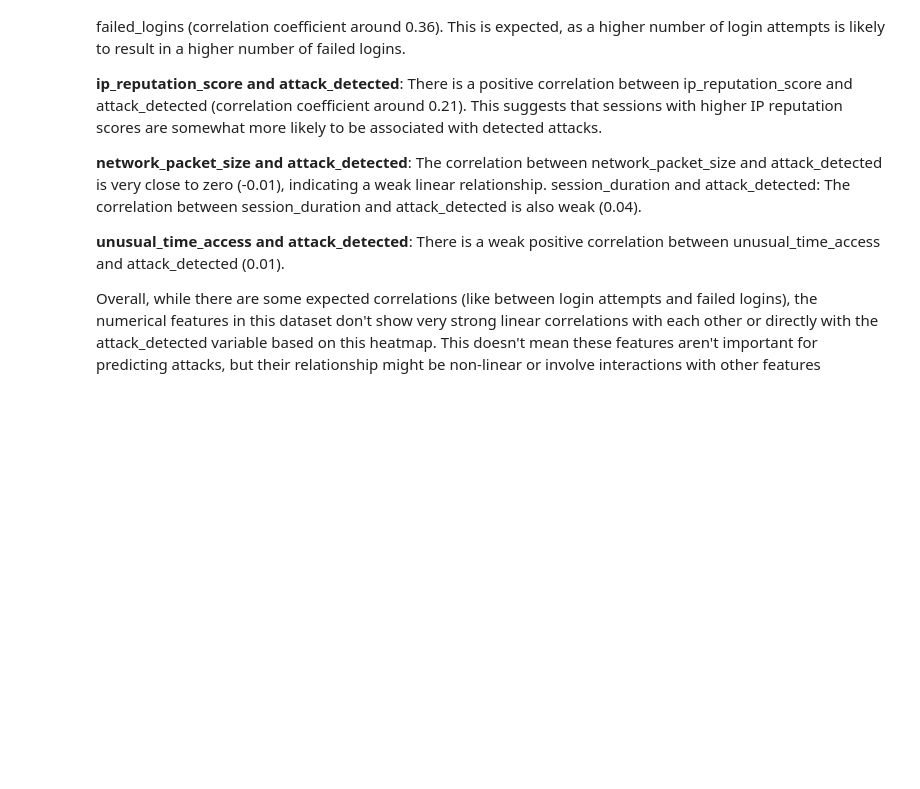
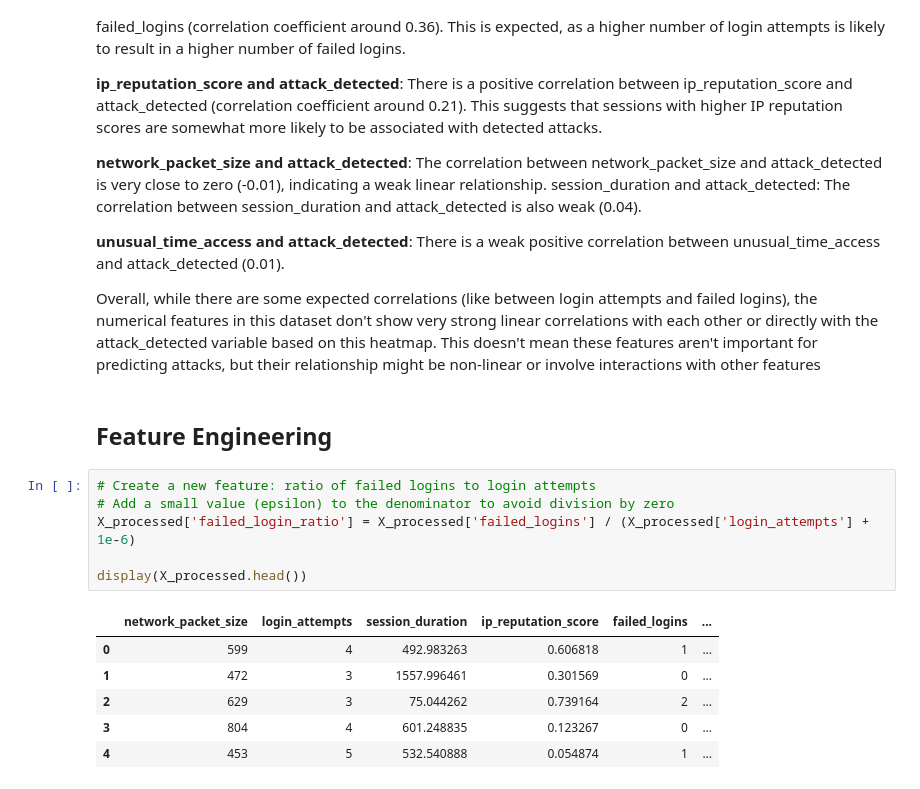
Before and after one commit to aminayusif/Intrudex, a Jupyter notebook: Intrudex_Cybersecurity_Intrusion_Detection_Analysis.ipynb, the cells around one changed output. Saved outputs shown, nothing was run; the diff lists cells and outputs as text; blank space fills up the shorter version.

Commit message:
Engineer new features

```diff
--- a/Intrudex_Cybersecurity_Intrusion_Detection_Analysis.ipynb
+++ b/Intrudex_Cybersecurity_Intrusion_Detection_Analysis.ipynb
@@ -282,3 +282,18 @@ session_duration and attack_detected: The correlation between session_duration a
 
 
 Overall, while there are some expected correlations (like between login attempts and failed logins), the numerical features in this dataset don't show very strong linear correlations with each other or directly with the attack_detected variable based on this heatmap. This doesn't mean these features aren't important for predicting attacks, but their relationship might be non-linear or involve interactions with other features
+# %% [markdown]
+## Feature Engineering
+# %%
+# Create a new feature: ratio of failed logins to login attempts
+# Add a small value (epsilon) to the denominator to avoid division by zero
+X_processed['failed_login_ratio'] = X_processed['failed_logins'] / (X_processed['login_attempts'] + 1e-6)
+
+display(X_processed.head())
+# %% [output]
+|  | network_packet_size | login_attempts | session_duration | ip_reputation_score | failed_logins | ... |
+| 0 | 599 | 4 | 492.983263 | 0.606818 | 1 | ... |
+| 1 | 472 | 3 | 1557.996461 | 0.301569 | 0 | ... |
+| 2 | 629 | 3 | 75.044262 | 0.739164 | 2 | ... |
+| 3 | 804 | 4 | 601.248835 | 0.123267 | 0 | ... |
+| 4 | 453 | 5 | 532.540888 | 0.054874 | 1 | ... |
```
Also changed, not shown: parts of 1 cell of this notebook.
